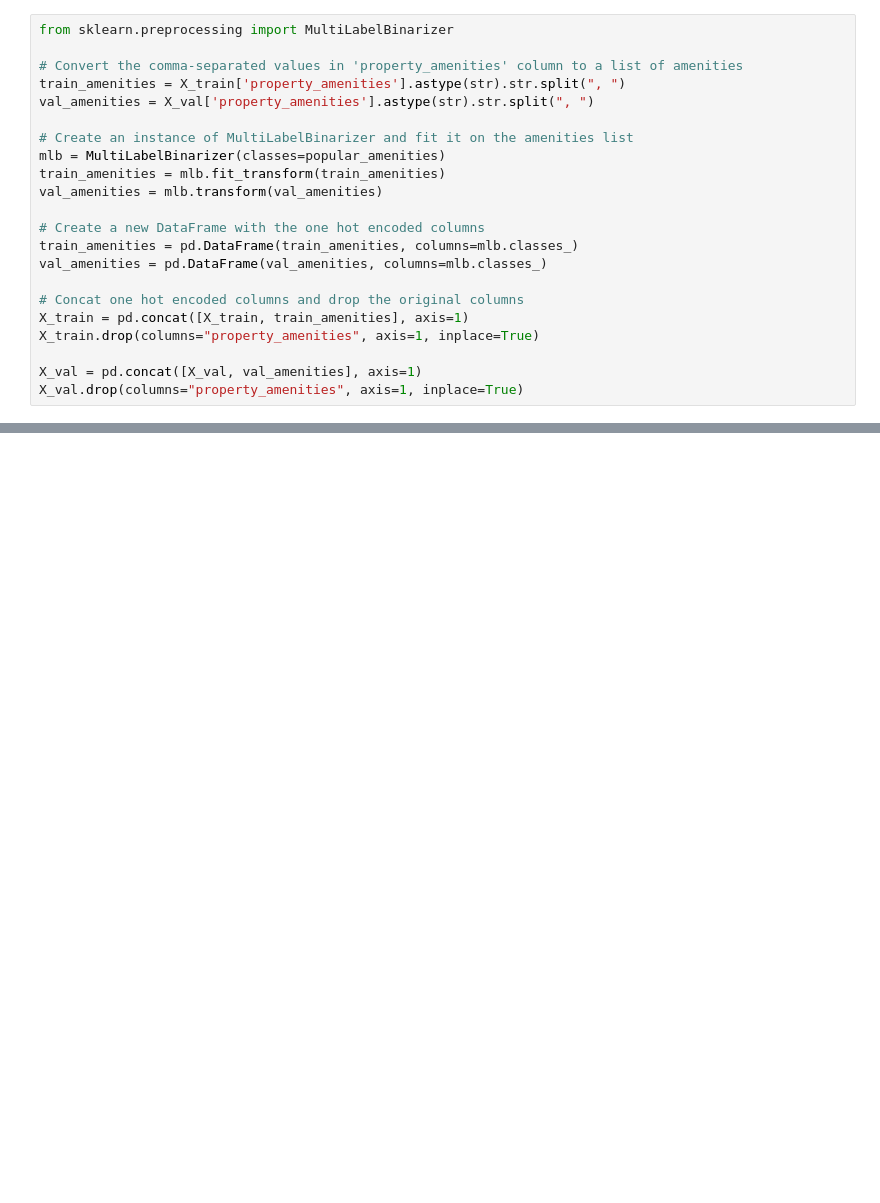
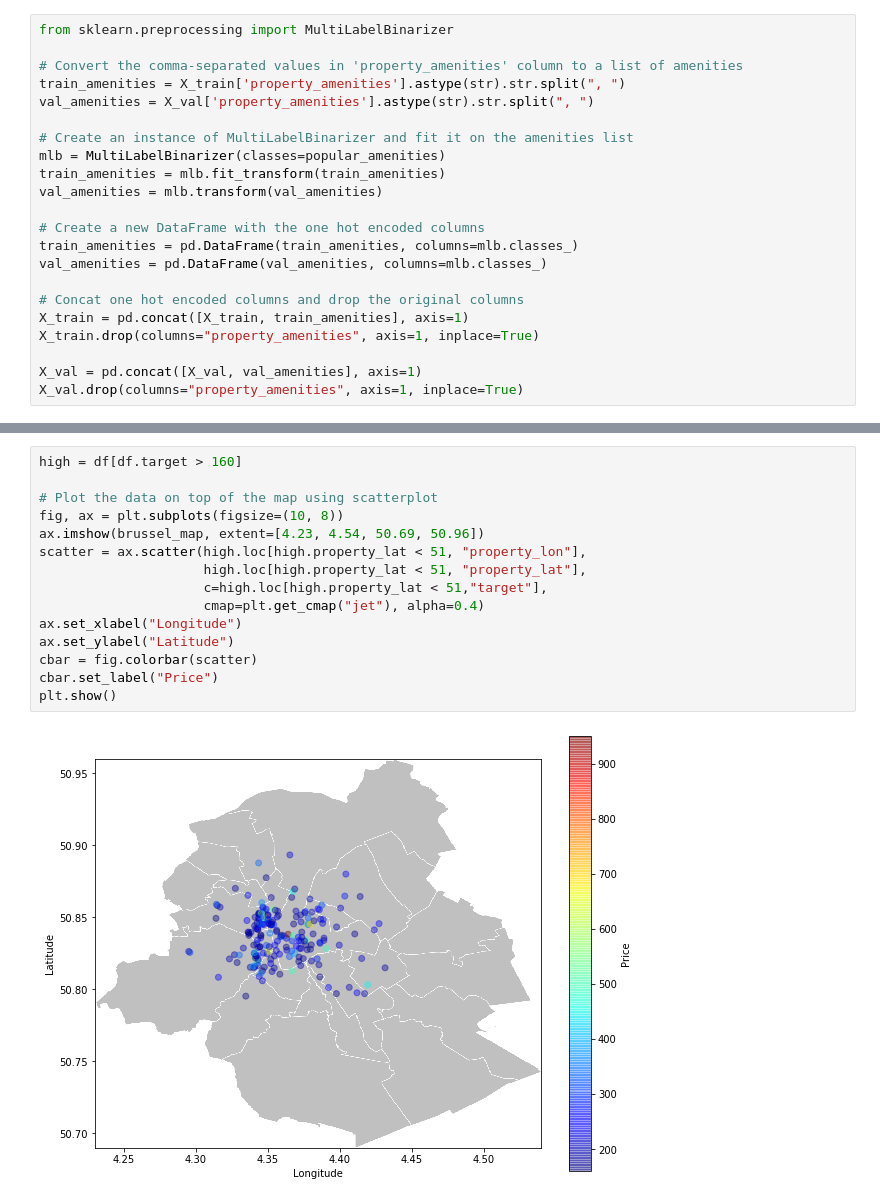
Before and after one commit to wentingjiang2022/advanced_analytics_kul, a Jupyter notebook: assignment1/Assignment 1_Phuong.ipynb, the cells around one changed output, grey strips where cells are left out. Drawn from its saved outputs; the diff is of its cells as text; blank space fills up the shorter version.

```diff
--- a/assignment1/Assignment 1_Phuong.ipynb
+++ b/assignment1/Assignment 1_Phuong.ipynb
@@ -558,0 +659,17 @@ host_days: 3107.133199876809
+# %%
+high = df[df.target > 160]
+
+# Plot the data on top of the map using scatterplot
+fig, ax = plt.subplots(figsize=(10, 8))
+ax.imshow(brussel_map, extent=[4.23, 4.54, 50.69, 50.96])
+scatter = ax.scatter(high.loc[high.property_lat < 51, "property_lon"],
+                     high.loc[high.property_lat < 51, "property_lat"],
+                     c=high.loc[high.property_lat < 51,"target"],
+                     cmap=plt.get_cmap("jet"), alpha=0.4)
+ax.set_xlabel("Longitude")
+ax.set_ylabel("Latitude")
+cbar = fig.colorbar(scatter)
+cbar.set_label("Price")
+plt.show()
+# %% [output]
+[figure, added]
```
Also changed, not shown: parts of 51 cells of this notebook.
